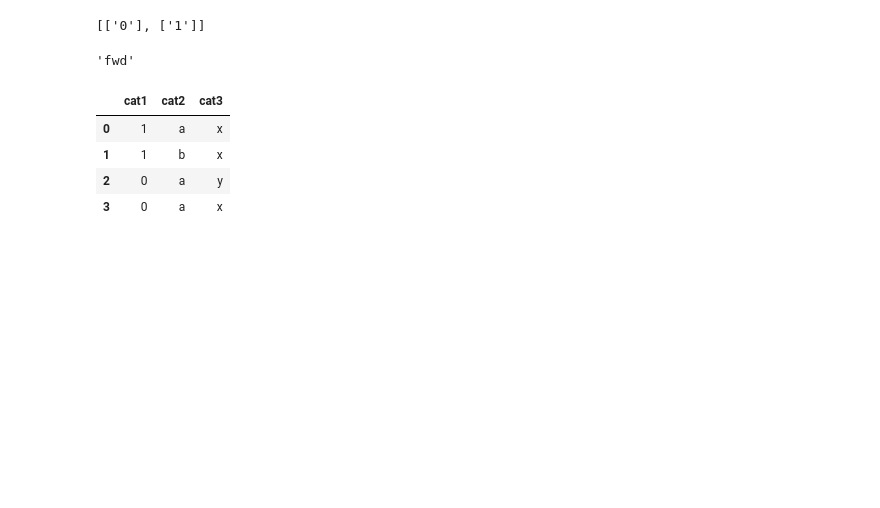
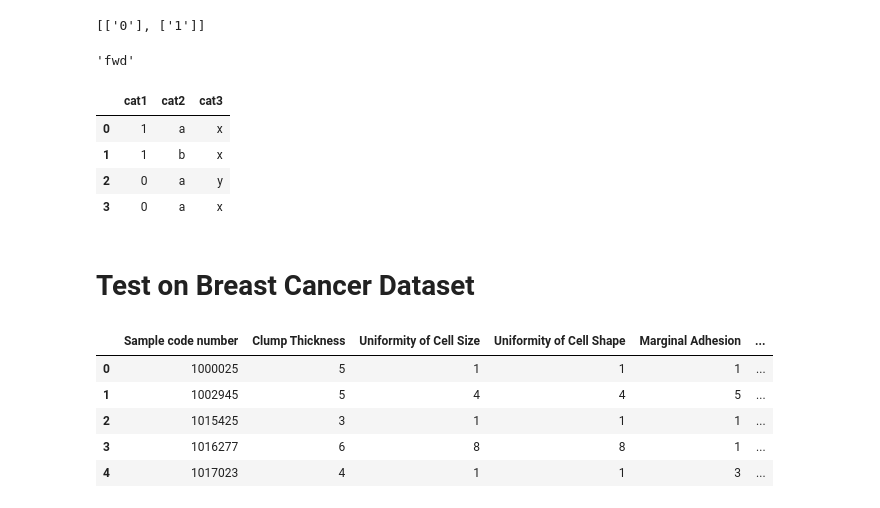
Before and after one commit to daiweiLin/ece657_project, a Jupyter notebook: CHAID_in_tree.ipynb, the cells around one changed output. Saved outputs shown, nothing was run; the diff lists cells and outputs as text; code cells hidden in the pictures; blank space fills up the shorter version.

```diff
--- a/CHAID_in_tree.ipynb
+++ b/CHAID_in_tree.ipynb
@@ -564,0 +564,2 @@ data.iloc[:,:-1]
+# %% [markdown]
+# Test on Breast Cancer Dataset
@@ -564,0 +568,13 @@ data.iloc[:,:-1]
+# %%
+#Loading dataset
+attributes=["Sample code number","Clump Thickness", "Uniformity of Cell Size", "Uniformity of Cell Shape", "Marginal Adhesion","Single Epithelial Cell Size","Bare Nuclei","Bland Chromatin","Normal Nucleoli","Mitoses","class"]
+attributes1=["Sample code number","Clump Thickness", "Uniformity of Cell Size", "Uniformity of Cell Shape", "Marginal Adhesion","Single Epithelial Cell Size","Bare Nuclei","Bland Chromatin","Normal Nucleoli","Mitoses"]
+df= pd.read_csv("./dataset/breast-cancer-wisconsin.data",header=None,names=attributes, na_values=['?'])
+df.head()
+# %% [output]
+|  | Sample code number | Clump Thickness | Uniformity of Cell Size | Uniformity of Cell Shape | Marginal Adhesion | ... |
+| 0 | 1000025 | 5 | 1 | 1 | 1 | ... |
+| 1 | 1002945 | 5 | 4 | 4 | 5 | ... |
+| 2 | 1015425 | 3 | 1 | 1 | 1 | ... |
+| 3 | 1016277 | 6 | 8 | 8 | 1 | ... |
+| 4 | 1017023 | 4 | 1 | 1 | 3 | ... |
```
Also changed, not shown: parts of 17 cells of this notebook, 3 other files.
